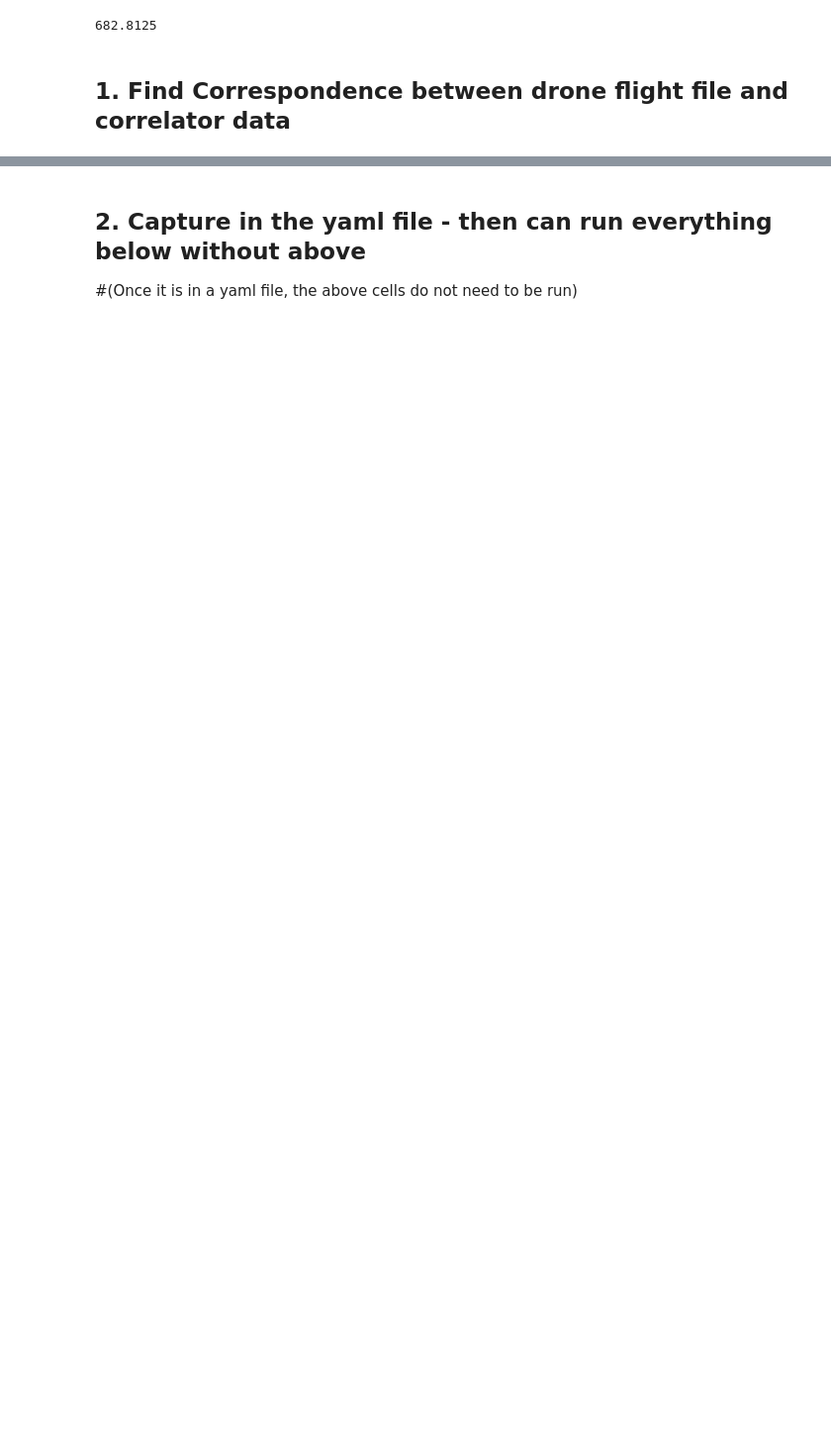
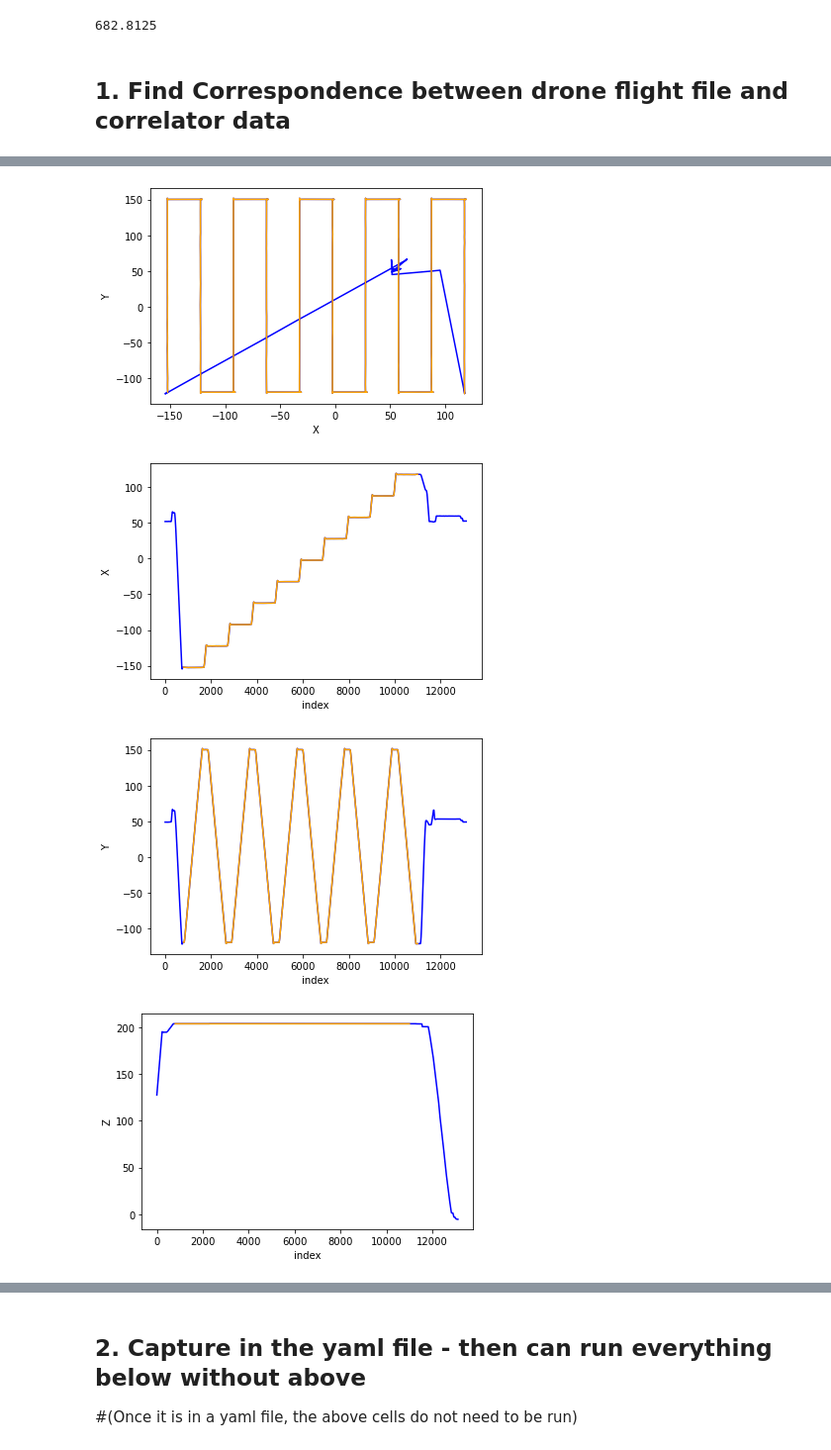
Before and after one commit to WrightLaboratory/DigitalNoiseSource, a Jupyter notebook: notebooks/LBN_DNS_GBO.ipynb, the cells around one changed output, grey strips where cells are left out. Shown at 99% size. Drawn from its saved outputs; the diff is of its cells as text; code cells hidden in the pictures; blank space fills up the shorter version.

```diff
--- a/notebooks/LBN_DNS_GBO.ipynb
+++ b/notebooks/LBN_DNS_GBO.ipynb
@@ -86,7 +86,13 @@ flyfile = 'Jul-17th-2025-07-56PM-Flight-Airdata.csv'
 dfile = '20250717T234526Z_WVUc52'
 flyfile = 'Jul-17th-2025-08-47PM-Flight-Airdata.csv'
 
+# RFI flight
+dfile = '20250719T000859Z_WVUc52'
+flyfile = 'Jul-18th-2025-08-33PM-Flight-Airdata.csv'
 
+# RFI flight
+dfile = '20250719T183054Z_WVUc52'
+flyfile = 'Jul-19th-2025-02-39PM-Flight-Airdata.csv'
 
 ######### LEAVE THIS #############################################
 # this handles the wierd directory structure in the iceboard dirs
@@ -295,34 +339,39 @@ for j in np.arange(0,len(crmap)):
 # %%
 # Let's pick most interesting drone data region, given the file selection above
 
-tlb = 700
-tub = 11500
+tlb = 800
+tub = 11000
 indrange = np.arange(tlb,tub)
 
 
 plt.plot(dronedata.coords_xyz_LC[:,0],dronedata.coords_xyz_LC[:,1],color='blue')
 plt.plot(dronedata.coords_xyz_LC[tlb:tub,0],dronedata.coords_xyz_LC[tlb:tub,1],color='orange')
 plt.xlabel('X')
 plt.ylabel('Y')
 plt.show()
 
 plt.plot(dronedata.coords_xyz_LC[:,0],color='blue')
 plt.plot(indrange,dronedata.coords_xyz_LC[tlb:tub,0],color='orange')
 plt.xlabel('index')
 plt.ylabel('X')
 plt.show()
 
 plt.plot(dronedata.coords_xyz_LC[:,1],color='blue')
 plt.plot(indrange,dronedata.coords_xyz_LC[tlb:tub,1],color='orange')
 plt.xlabel('index')
 plt.ylabel('Y')
 plt.show()
 
 plt.plot(dronedata.coords_xyz_LC[:,2],color='blue')
 plt.plot(indrange,dronedata.coords_xyz_LC[tlb:tub,2],color='orange')
 plt.xlabel('index')
 plt.ylabel('Z')
 plt.show()
+# %% [output]
+[figure, added]
+[figure, added]
+[figure, added]
+[figure, added]
 # %%
 # Let's convert that into the indices for the correlator data:
 dt = corrdata.t_arr_datetime[1] - corrdata.t_arr_datetime[0]
```
Also changed, not shown: parts of 30 cells of this notebook, 2 other files.
